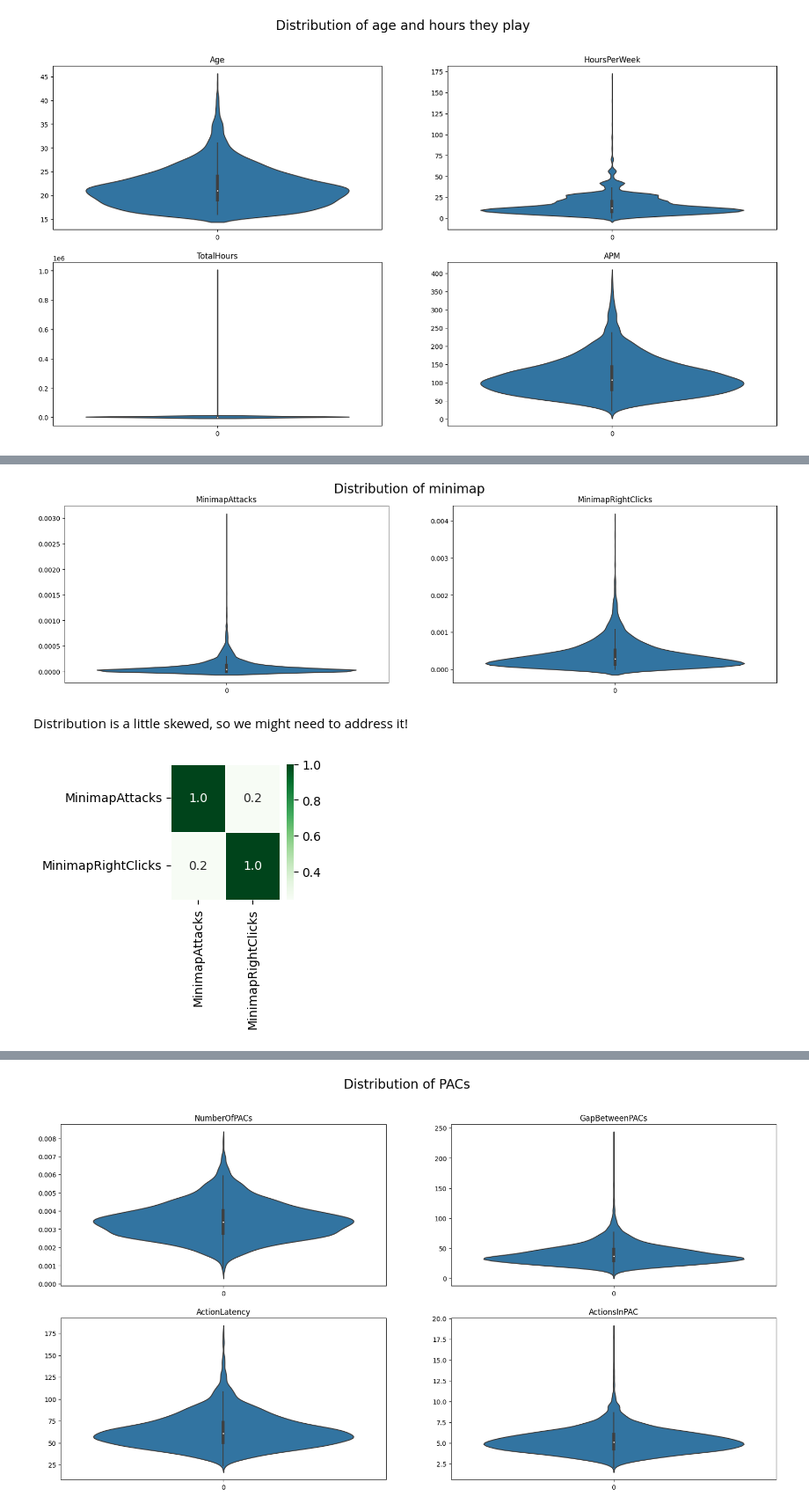
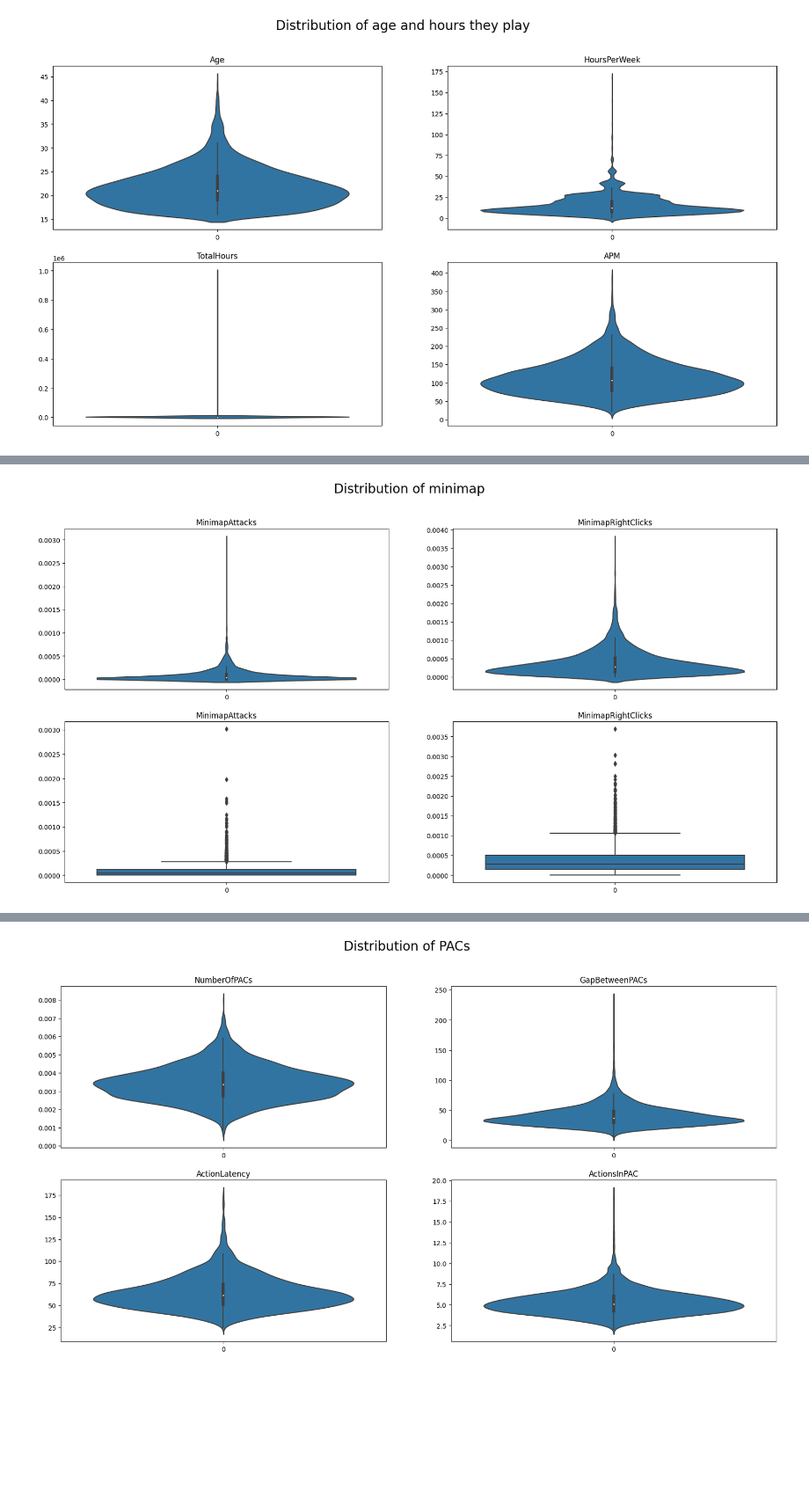
Before and after one commit to shreayan98c/EG-GeniusLeague, a Jupyter notebook: starcraft.ipynb, the cells around one changed output, grey strips where cells are left out. Shown at 88% size. Cells and saved outputs as stored; diff of their text form; code cells hidden in the pictures; blank space fills up the shorter version.

```diff
--- a/starcraft.ipynb
+++ b/starcraft.ipynb
@@ -89,3 +111,5 @@ data.describe()
+# %%
+data = data[data['Age']!='?']
 # %%
 # some of the columns have '?' instead of missing values
 data.replace('?', np.nan, inplace=True)
@@ -283,0 +324,2 @@ APM seems to be an important indicator to the LeagueIndex!
+# %%
+data = data[data['TotalHours']<5000]
@@ -311,20 +383,15 @@ plt.show()
 # %%
 # distribution of age and hours they play
-fig,ax = plt.subplots(1,2, figsize=(20,5))
+fig,ax = plt.subplots(2,2, figsize=(20,10))
 plt.suptitle("Distribution of minimap", fontsize=20)
-sns.violinplot(data['MinimapAttacks'], ax = ax[0])
-ax[0].set_title('MinimapAttacks')
-sns.violinplot(data['MinimapRightClicks'], ax = ax[1])
-ax[1].set_title('MinimapRightClicks')
+sns.violinplot(data['MinimapAttacks'], ax = ax[0][0])
+ax[0][0].set_title('MinimapAttacks')
+sns.violinplot(data['MinimapRightClicks'], ax = ax[0][1])
+ax[0][1].set_title('MinimapRightClicks')
+sns.boxplot(data['MinimapAttacks'], ax = ax[1][0])
+ax[1][0].set_title('MinimapAttacks')
+sns.boxplot(data['MinimapRightClicks'], ax = ax[1][1])
+ax[1][1].set_title('MinimapRightClicks')
 plt.show()
 # %% [output]
-[figure, old version]
+[figure, new version]
-# %% [markdown]
-Distribution is a little skewed, so we might need to address it!
-# %%
-# Check for multicollinearity using correlation plot
-f,ax = plt.subplots(figsize=(2,2))
-sns.heatmap(data[['MinimapAttacks','MinimapRightClicks']].corr(), annot=True, cmap='Greens', linewidths=.5, fmt= '.1f',ax=ax)
-plt.show()
-# %% [output]
-[figure, removed]
```
Also changed, not shown: parts of 74 cells of this notebook.
